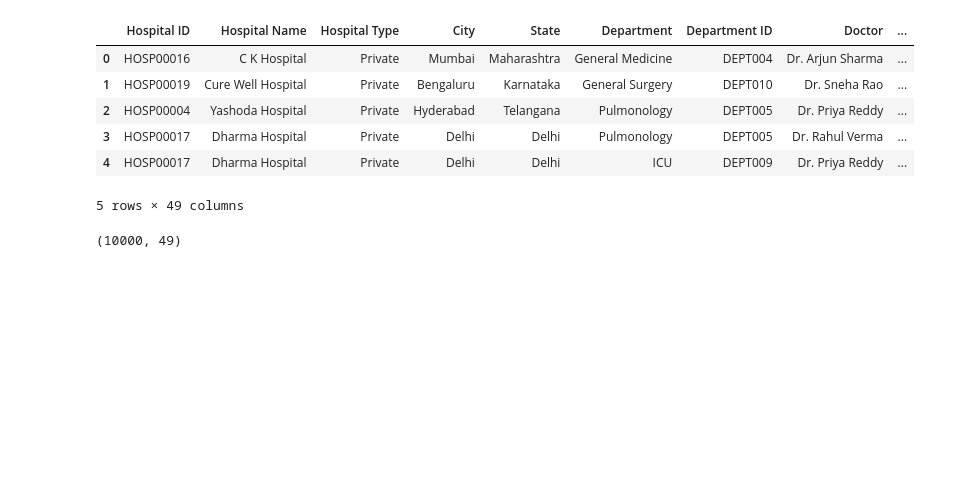
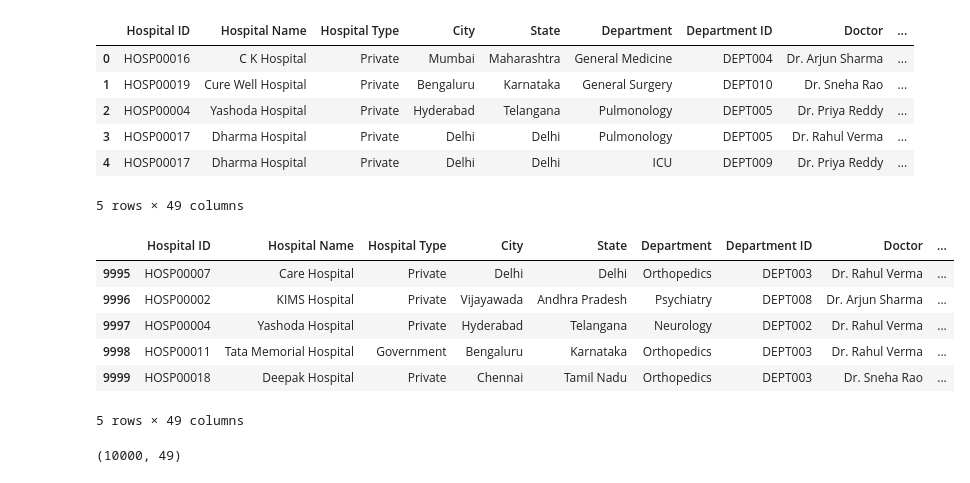
Before and after one commit to springboardmentor09876x-cmd/Hospital-Operations-Patient-Analytics-, a Jupyter notebook: hospital_cleaning-checkpoint.ipynb, the cells around one changed output. Cells and saved outputs as stored; diff of their text form; code cells hidden in the pictures; blank space fills up the shorter version.

```diff
--- a/hospital_cleaning-checkpoint.ipynb
+++ b/hospital_cleaning-checkpoint.ipynb
@@ -12,6 +13,16 @@ hospital_df.head()
 | 3 | HOSP00017 | Dharma Hospital | Private | Delhi | Delhi | Pulmonology | DEPT005 | Dr. Rahul Verma | ... |
 | 4 | HOSP00017 | Dharma Hospital | Private | Delhi | Delhi | ICU | DEPT009 | Dr. Priya Reddy | ... |
 5 rows × 49 columns
+# %%
+hospital_df.tail()
+# %% [output]
+|  | Hospital ID | Hospital Name | Hospital Type | City | State | Department | Department ID | Doctor | ... |
+| 9995 | HOSP00007 | Care Hospital | Private | Delhi | Delhi | Orthopedics | DEPT003 | Dr. Rahul Verma | ... |
+| 9996 | HOSP00002 | KIMS Hospital | Private | Vijayawada | Andhra Pradesh | Psychiatry | DEPT008 | Dr. Arjun Sharma | ... |
+| 9997 | HOSP00004 | Yashoda Hospital | Private | Hyderabad | Telangana | Neurology | DEPT002 | Dr. Rahul Verma | ... |
+| 9998 | HOSP00011 | Tata Memorial Hospital | Government | Bengaluru | Karnataka | Orthopedics | DEPT003 | Dr. Rahul Verma | ... |
+| 9999 | HOSP00018 | Deepak Hospital | Private | Chennai | Tamil Nadu | Orthopedics | DEPT003 | Dr. Sneha Rao | ... |
+5 rows × 49 columns
 # %%
 hospital_df.shape
 # %% [output]
```
Also changed, not shown: parts of 44 cells of this notebook, 2 other files.
